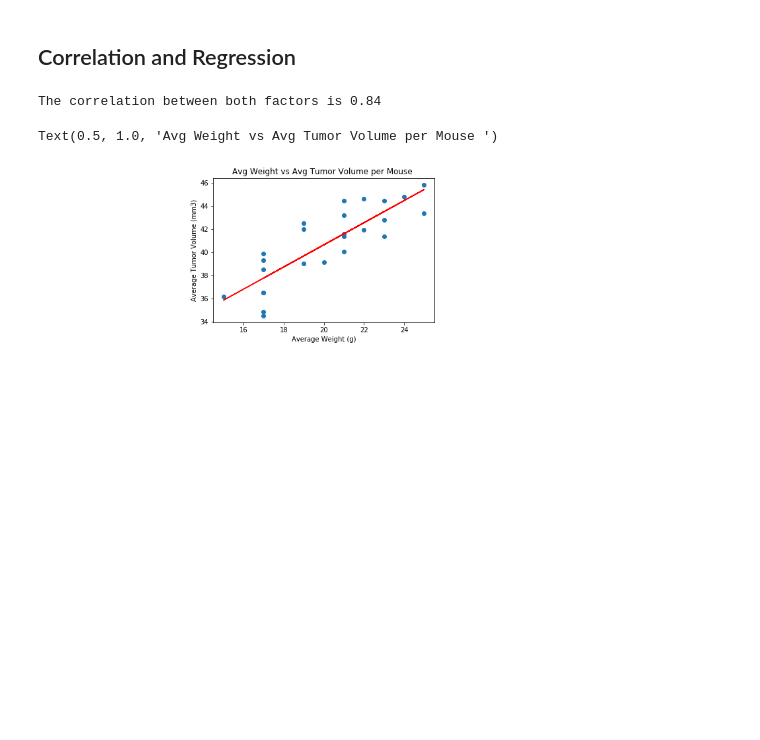
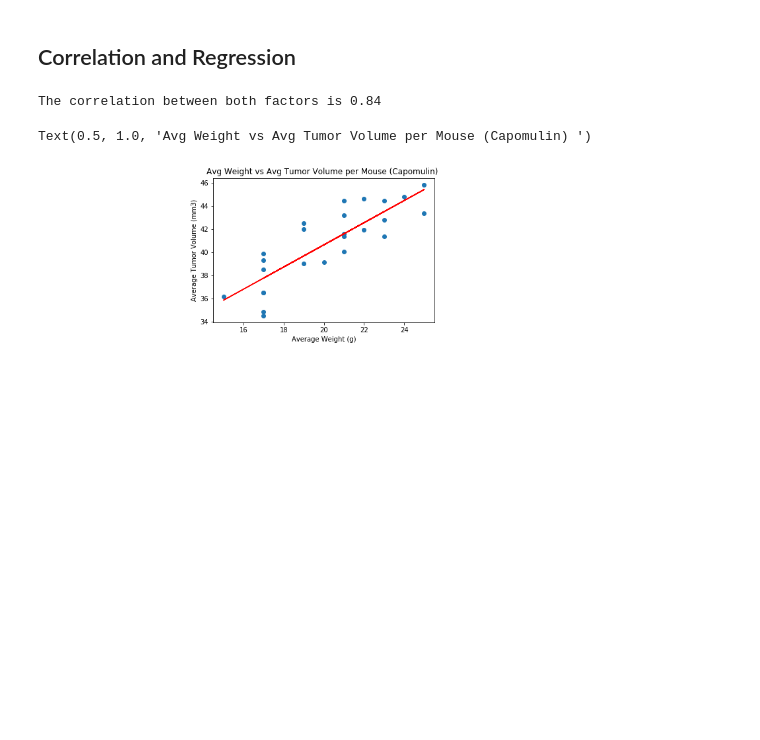
Before and after one commit to arrrlette/matplotlib-challenge, a Jupyter notebook: Pymaceuticals.ipynb, the cells around one changed output. Cells and saved outputs as stored; diff of their text form; code cells hidden in the pictures.

```diff
--- a/Pymaceuticals.ipynb
+++ b/Pymaceuticals.ipynb
@@ -391,23 +407,23 @@ plt.scatter(avg_weight, avg_tumor_size)
 # %%
 # Calculate the correlation coefficient and linear regression model
 # for mouse weight and average tumor volume for the Capomulin regimen
 
 #calculate the correlation coefficient
 correlation = st.pearsonr(avg_weight,avg_tumor_size)
 print(f"The correlation between both factors is {round(correlation[0],2)}")
 
 #calculate linear regression and plot the line
 (slope, intercept, rvalue, pvalue, stderr) = st.linregress(avg_weight, avg_tumor_size)
 regress_values = avg_weight * slope + intercept
 line_eq = "y = " + str(round(slope,2)) + "x + " + str(round(intercept,2))
 plt.scatter(avg_weight, avg_tumor_size)
 plt.plot(avg_weight,regress_values,"r-")
 plt.annotate(line_eq,(6,0),fontsize=15,color="red")
 
 plt.xlabel("Average Weight (g)")
 plt.ylabel("Average Tumor Volume (mm3)")
-plt.title("Avg Weight vs Avg Tumor Volume per Mouse ")
+plt.title("Avg Weight vs Avg Tumor Volume per Mouse (Capomulin) ")
 # %% [output]
 The correlation between both factors is 0.84
-Text(0.5, 1.0, 'Avg Weight vs Avg Tumor Volume per Mouse ')
+Text(0.5, 1.0, 'Avg Weight vs Avg Tumor Volume per Mouse (Capomulin) ')
-[figure, old version]
+[figure, new version]
```
Also changed, not shown: parts of 12 cells of this notebook.
